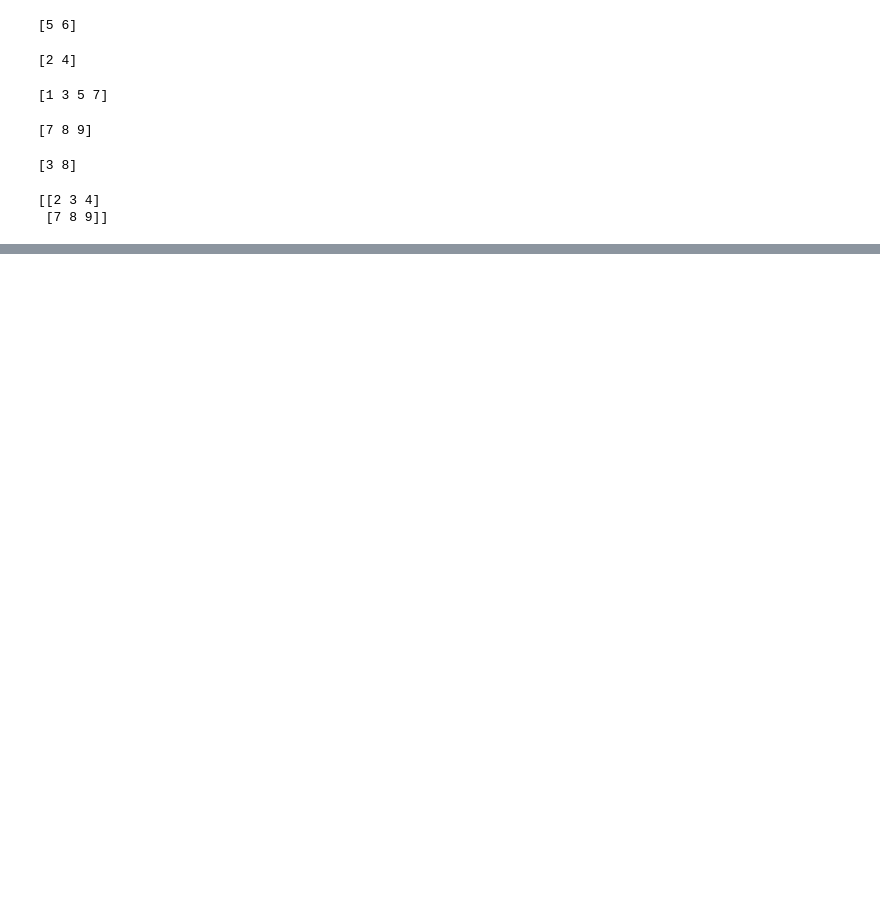
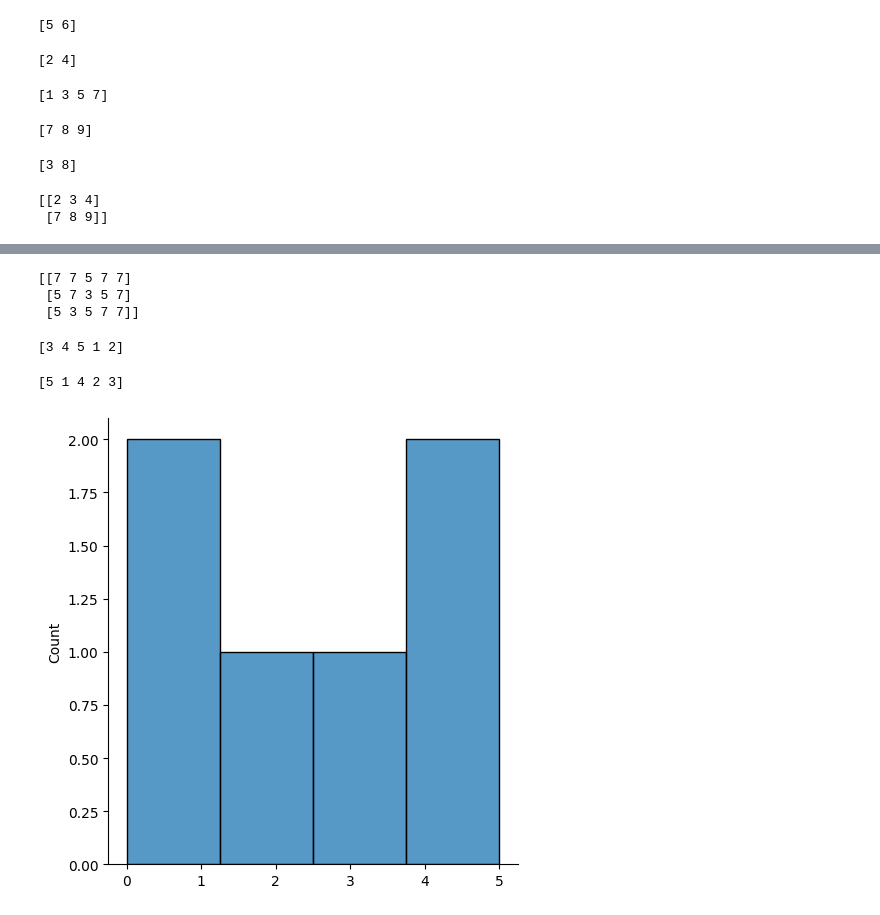
Before and after one commit to Krriisshna/InternshipBharatSkillz, a Jupyter notebook: DataAnalysis/NumPy.ipynb, the cells around one changed output, grey strips where cells are left out. Saved outputs shown, nothing was run; the diff lists cells and outputs as text; code cells hidden in the pictures; blank space fills up the shorter version.

```diff
--- a/DataAnalysis/NumPy.ipynb
+++ b/DataAnalysis/NumPy.ipynb
@@ -163,0 +866,7 @@ print(arr[0:2,1:4])
+# %%
+x = random.choice([3,5,7,9], p = [0.1,0.3,0.6,0.0], size = (3,5))
+print(x)
+# %% [output]
+[[7 7 5 7 7]
+ [5 7 3 5 7]
+ [5 3 5 7 7]]
@@ -163,0 +875,15 @@ print(arr[0:2,1:4])
+# %%
+#shuffle() method it make changes in original array.
+arr = np.array([1,2,3,4,5])
+
+random.shuffle(arr)
+print(arr)
+# %% [output]
+[3 4 5 1 2]
+# %%
+#permutation() method it doesn't make changes to original array.
+arr = np.array([1,2,3,4,5])
+
+print(random.permutation(arr))
+# %% [output]
+[5 1 4 2 3]
@@ -163,0 +894,7 @@ print(arr[0:2,1:4])
+# %%
+#Displots(distribution plot)
+sns.displot([0,1,2,3,4,5])
+
+plt.show()
+# %% [output]
+[figure, added]
```
Also changed, not shown: parts of 175 cells of this notebook.
